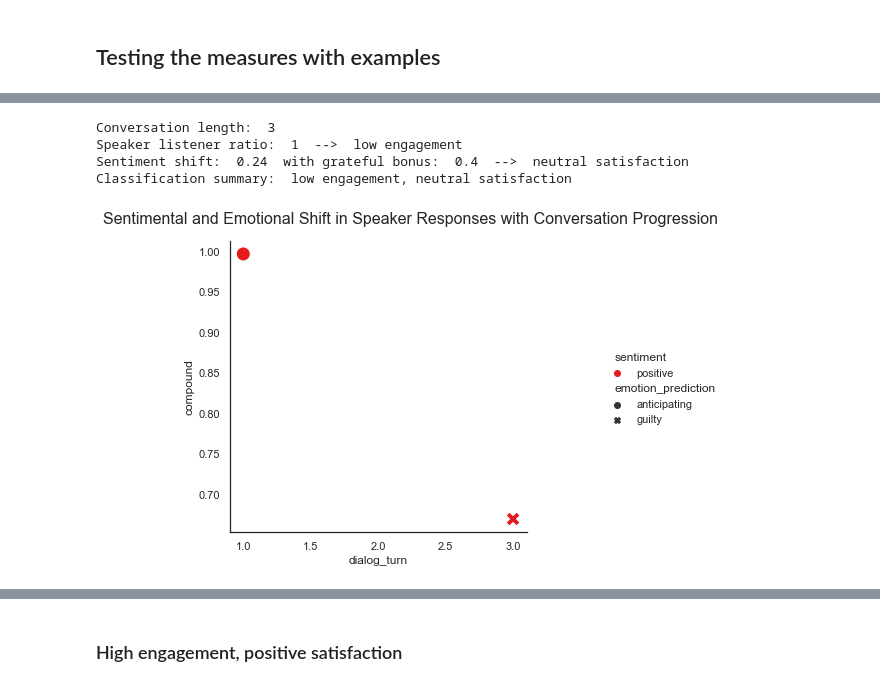
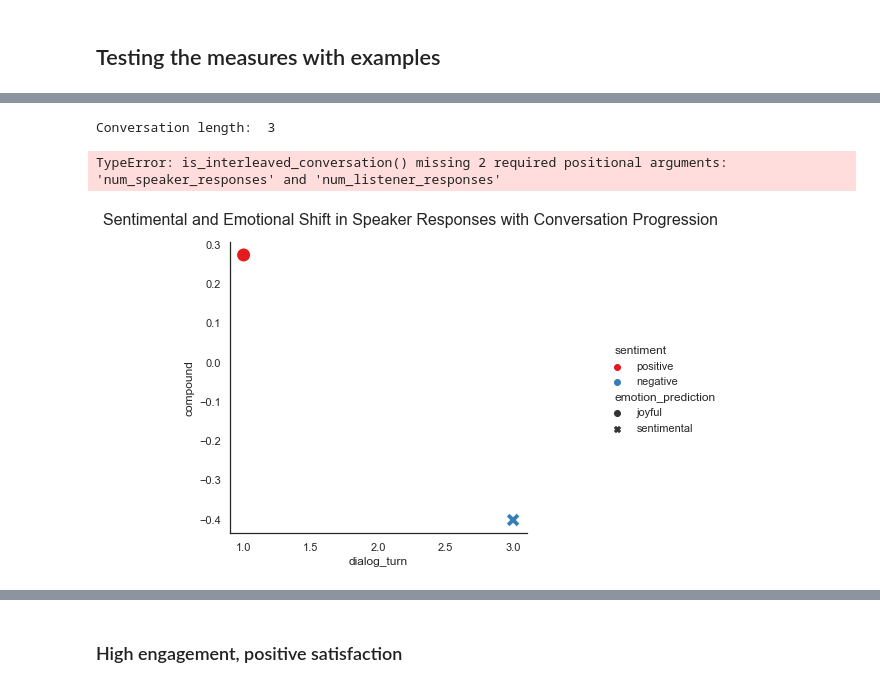
Before and after one commit to cetsen/therapeutic-chatbot, a Jupyter notebook: engagement_satisfaction.ipynb, the cells around one changed output, grey strips where cells are left out. Saved outputs shown, nothing was run; the diff lists cells and outputs as text; code cells hidden in the pictures.

Commit message:
implement is_interleaved_conversation

```diff
--- a/engagement_satisfaction.ipynb
+++ b/engagement_satisfaction.ipynb
@@ -67,30 +69,36 @@ def extract_responses(conversation):
 
     return speaker, listener, speaker_responses, listener_responses, num_speaker_responses, num_listener_responses
 # %%
-def calculate_engagement(speaker_responses, num_speaker_responses, num_listener_responses):
-    speaker_listener_difference = num_speaker_responses - num_listener_responses
+def calculate_engagement(speaker_responses, listener_responses, num_speaker_responses, num_listener_responses, conversation):
+    # SADECE FARKLARINI DEGIL INDIVIDUALLY SAYILARINI DA DIKKATE ALABILIRSIN
+    diff = calculate_turn_diff(num_speaker_responses, num_listener_responses)
+    num_turns = len(conversation)
 
     engagement = ""
-    if len(conversation) == 2:
+
+    if num_turns == 2:
         engagement = "low engagement"
-    elif len(conversation) == 3:
-        if speaker_listener_difference == 2:
+
+    elif num_turns == 3:
+        if num_speaker_responses == 2 and is_interleaved_conversation(speaker_responses, listener_responses) == True :
             engagement = "moderate engagement"
-        else: #speaker_listener_ratio == 0.5:
+        else:
             engagement = "low engagement"
-    elif len(conversation) == 4:
-        if speaker_listener_ratio == 1:
+
+    elif num_turns == 4:
+        if diff == 0:
             engagement = "high engagement"
-        elif speaker_listener_difference == 3: # (only if the 2nd turn is listener, add more if statements)
+        elif diff == 3: # (only if the 2nd turn is listener, add more if statements)
             engagement = "moderate engagement"
-        elif speaker_listener_difference == (1/3):
+        elif diff == (1/3):
             engagement = "low engagement"
-    elif len(conversation) > 4: #
-        if speaker_listener_difference >= 0.7 and speaker_listener_ratio <= 1.35:
+
+    elif num_turns > 4: #
+        if diff >= 0.7 and diff <= 1.35:
             engagement = "high engagement"
-        elif speaker_listener_difference <= 0.5 or speaker_listener_ratio >= 1.5: # separate all conditions
+        elif diff <= 0.5 or diff >= 1.5: # separate all conditions
             engagement = "low engagement"
         else:
             engagement = "moderate engagement"
 
-    return round_sig(speaker_listener_difference), engagement
+    return round_sig(diff), engagement
@@ -177,7 +206,7 @@ def check_lexical_details():
 ## Final classification
 # %%
 def classify_conversation(speaker_responses, num_speaker_responses, num_listener_responses, conversation):
-    return str(calculate_engagement(speaker_responses, num_speaker_responses, num_listener_responses)[1] + ", " + calculate_satisfaction(speaker_responses, conversation)[1])
+    return str(calculate_engagement(speaker_responses, listener_responses, num_speaker_responses, num_listener_responses, conversation)[1] + ", " + calculate_satisfaction(speaker_responses, conversation)[1])
 # %% [markdown]
 ## Testing the measures with examples
 # %%
@@ -192,8 +229,6 @@ def test_examples(conversation_id):
 # %%
-test_examples(23)
+test_examples(37)
 # %% [output]
 Conversation length:  3
-Speaker listener ratio:  1  -->  low engagement
-Sentiment shift:  0.24  with grateful bonus:  0.4  -->  neutral satisfaction
-Classification summary:  low engagement, neutral satisfaction
+TypeError: is_interleaved_conversation() missing 2 required positional arguments: 'num_speaker_responses' and 'num_listener_responses'
-[figure, old version]
+[figure, new version]
```
Also changed, not shown: parts of 10 cells of this notebook.
